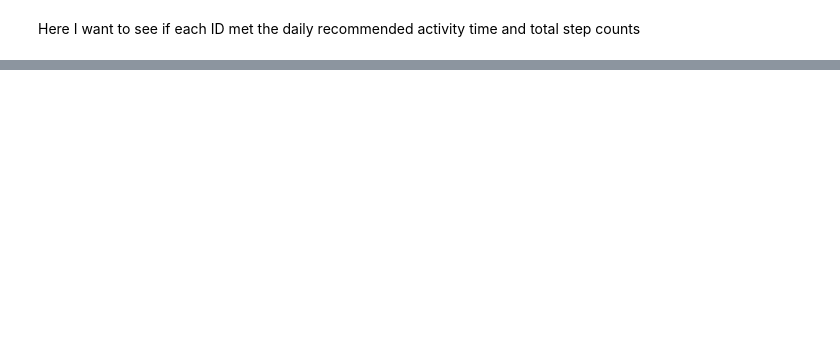
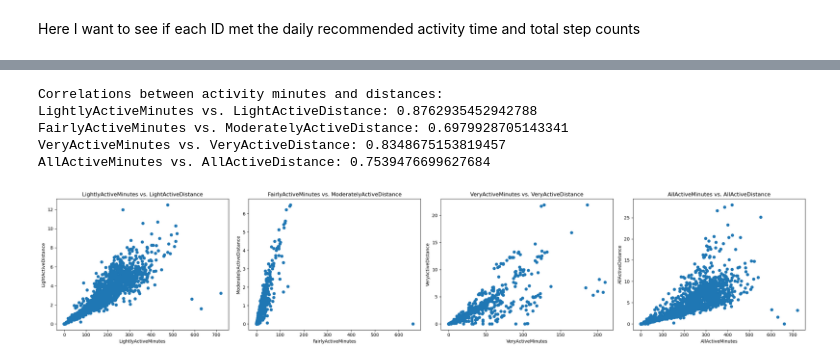
Before and after one commit to kinnith246/Project-1---Group-3, a Jupyter notebook: Dataset/Group Project 3 main.ipynb, the cells around one changed output, grey strips where cells are left out. Saved outputs shown, nothing was run; the diff lists cells and outputs as text; code cells hidden in the pictures; blank space fills up the shorter version.

Commit message:
update to branch with more analysis and graphs

```diff
--- a/Dataset/Group Project 3 main.ipynb
+++ b/Dataset/Group Project 3 main.ipynb
@@ -70,6 +71,10 @@ duplicate_df = merged_df[merged_df.duplicated(subset=["Id", "ActivityDate", "Tot
 # Remove duplicates from the original data based on specific columns
 cleaned_data = merged_df.drop_duplicates(subset=['Id', 'ActivityDate', 'TotalSteps'])
 
+# Calculate all active minutes and all active distance and add to df
+cleaned_data['AllActiveMinutes'] = cleaned_data['LightlyActiveMinutes'] + cleaned_data['FairlyActiveMinutes'] + cleaned_data['VeryActiveMinutes']
+cleaned_data['AllActiveDistance'] = cleaned_data['LightActiveDistance'] + cleaned_data['ModeratelyActiveDistance'] + cleaned_data['VeryActiveDistance']
+
 #duplicate_df.to_csv("duplicates.csv", index=False)
 #cleaned_data.to_csv("cleaned_data.csv", index=False)
 # %%
@@ -212,0 +234,49 @@ print(result)
+# %%
+# Calculate the correlations between ActiviteMinutes vs ActiviteDistance
+correlations = {
+    'LightlyActiveMinutes vs. LightActiveDistance': cleaned_data[['LightlyActiveMinutes', 'LightActiveDistance']].corr().iloc[0, 1],
+    'FairlyActiveMinutes vs. ModeratelyActiveDistance': cleaned_data[['FairlyActiveMinutes', 'ModeratelyActiveDistance']].corr().iloc[0, 1],
+    'VeryActiveMinutes vs. VeryActiveDistance': cleaned_data[['VeryActiveMinutes', 'VeryActiveDistance']].corr().iloc[0, 1],
+    'AllActiveMinutes vs. AllActiveDistance': cleaned_data[['AllActiveMinutes', 'AllActiveDistance']].corr().iloc[0, 1]
+}
+
+print("Correlations between activity minutes and distances:")
+for key, value in correlations.items():
+    print(f"{key}: {value}")
+
+# Visualize the correlations
+fig, axes = plt.subplots(1, 4, figsize=(24, 5))
+
+# LightlyActiveMinutes vs. LightActiveDistance
+axes[0].scatter(cleaned_data['LightlyActiveMinutes'], cleaned_data['LightActiveDistance'])
+axes[0].set_title('LightlyActiveMinutes vs. LightActiveDistance')
+axes[0].set_xlabel('LightlyActiveMinutes')
+axes[0].set_ylabel('LightActiveDistance')
+
+# FairlyActiveMinutes vs. ModeratelyActiveDistance
+axes[1].scatter(cleaned_data['FairlyActiveMinutes'], cleaned_data['ModeratelyActiveDistance'])
+axes[1].set_title('FairlyActiveMinutes vs. ModeratelyActiveDistance')
+axes[1].set_xlabel('FairlyActiveMinutes')
+axes[1].set_ylabel('ModeratelyActiveDistance')
+
+# VeryActiveMinutes vs. VeryActiveDistance
+axes[2].scatter(cleaned_data['VeryActiveMinutes'], cleaned_data['VeryActiveDistance'])
+axes[2].set_title('VeryActiveMinutes vs. VeryActiveDistance')
+axes[2].set_xlabel('VeryActiveMinutes')
+axes[2].set_ylabel('VeryActiveDistance')
+
+# AllActiveMinutes vs. AllActiveDistance
+axes[3].scatter(cleaned_data['AllActiveMinutes'], cleaned_data['AllActiveDistance'])
+axes[3].set_title('AllActiveMinutes vs. AllActiveDistance')
+axes[3].set_xlabel('AllActiveMinutes')
+axes[3].set_ylabel('AllActiveDistance')
+
+plt.tight_layout()
+plt.show()
+# %% [output]
+Correlations between activity minutes and distances:
+LightlyActiveMinutes vs. LightActiveDistance: 0.8762935452942788
+FairlyActiveMinutes vs. ModeratelyActiveDistance: 0.6979928705143341
+VeryActiveMinutes vs. VeryActiveDistance: 0.8348675153819457
+AllActiveMinutes vs. AllActiveDistance: 0.7539476699627684
+[figure, added]
```
Also changed, not shown: parts of 19 cells of this notebook, 2 other files.
